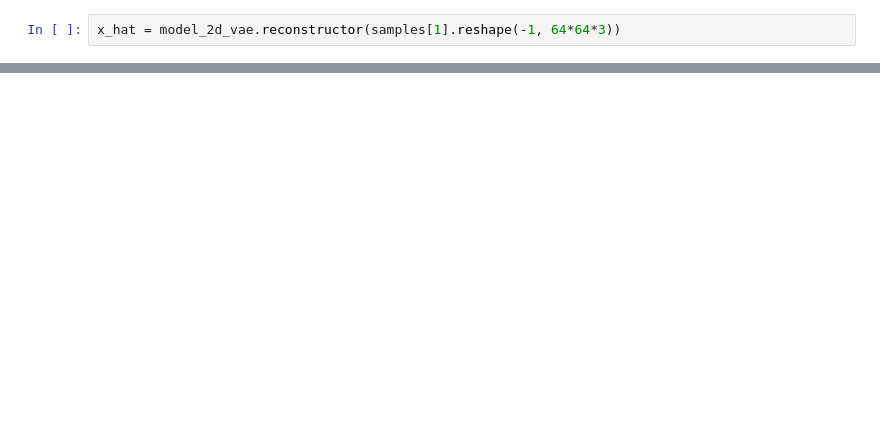
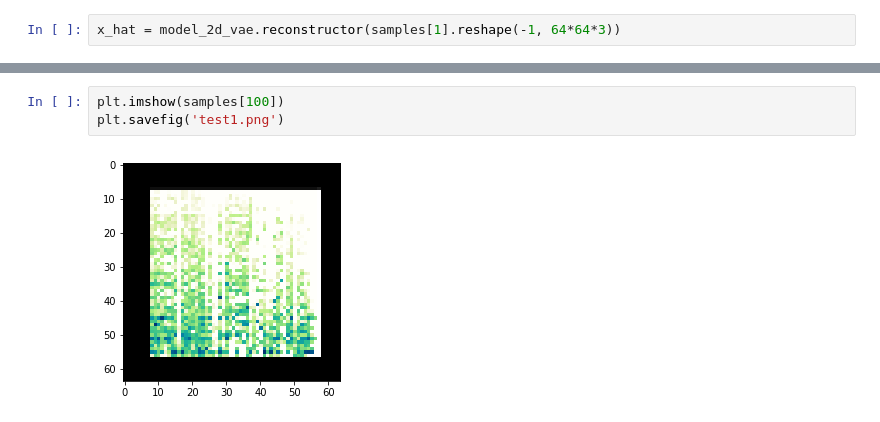
Before and after one commit to takatogoto/cgan, a Jupyter notebook: VAE-spectrogram_from_npy.ipynb, the cells around one changed output, grey strips where cells are left out. Drawn from its saved outputs; the diff is of its cells as text; blank space fills up the shorter version.

```diff
--- a/VAE-spectrogram_from_npy.ipynb
+++ b/VAE-spectrogram_from_npy.ipynb
@@ -217,0 +227,5 @@ plt.imshow(x_hat.reshape(64,64,3))
+# %%
+plt.imshow(samples[100])
+plt.savefig('test1.png')
+# %% [output]
+[figure, added]
```
Also changed, not shown: parts of 5 cells of this notebook, 5 other files.
